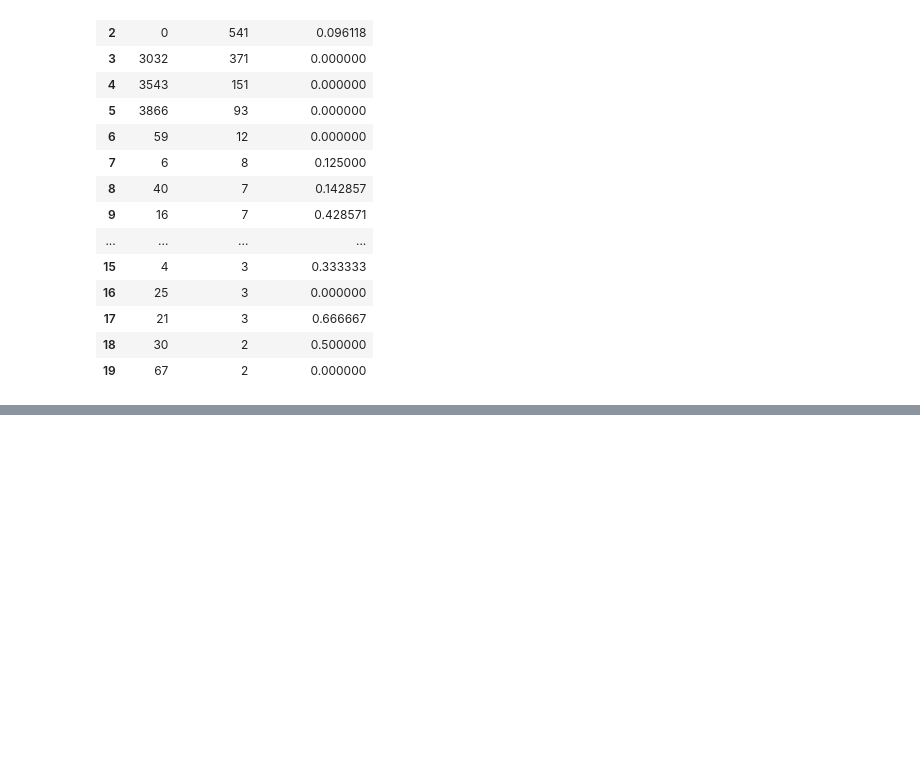
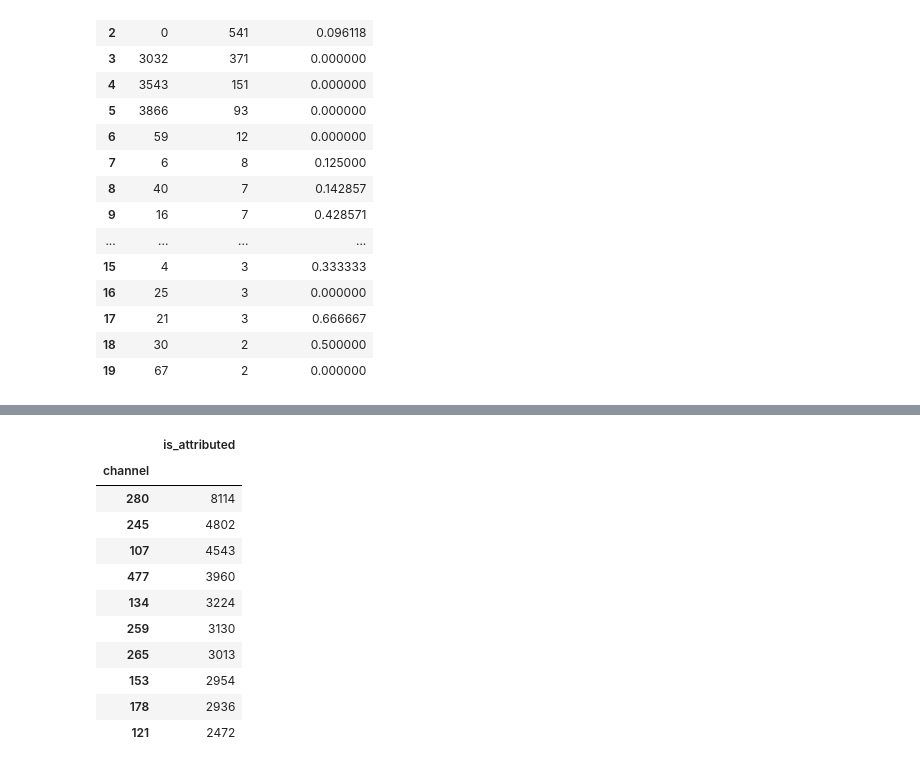
Before and after one commit to corazzon/KaggleStruggle, a Jupyter notebook: talkingdata-adtracking-fraud-detection/ad_fraud_detection_eda.ipynb, the cells around one changed output, grey strips where cells are left out. Cells and saved outputs as stored; diff of their text form; code cells hidden in the pictures; blank space fills up the shorter version.

```diff
--- a/talkingdata-adtracking-fraud-detection/ad_fraud_detection_eda.ipynb
+++ b/talkingdata-adtracking-fraud-detection/ad_fraud_detection_eda.ipynb
@@ -555,0 +576,19 @@ merge[:20]
+# %%
+counts = sample[['channel', 'is_attributed']] \
+        .groupby('channel') \
+        .count() \
+        .sort_values('is_attributed', ascending=False)
+counts[:10]
+# %% [output]
+|  | is_attributed |
+| channel |  |
+| 280 | 8114 |
+| 245 | 4802 |
+| 107 | 4543 |
+| 477 | 3960 |
+| 134 | 3224 |
+| 259 | 3130 |
+| 265 | 3013 |
+| 153 | 2954 |
+| 178 | 2936 |
+| 121 | 2472 |
```
Also changed, not shown: parts of 3 cells of this notebook.
